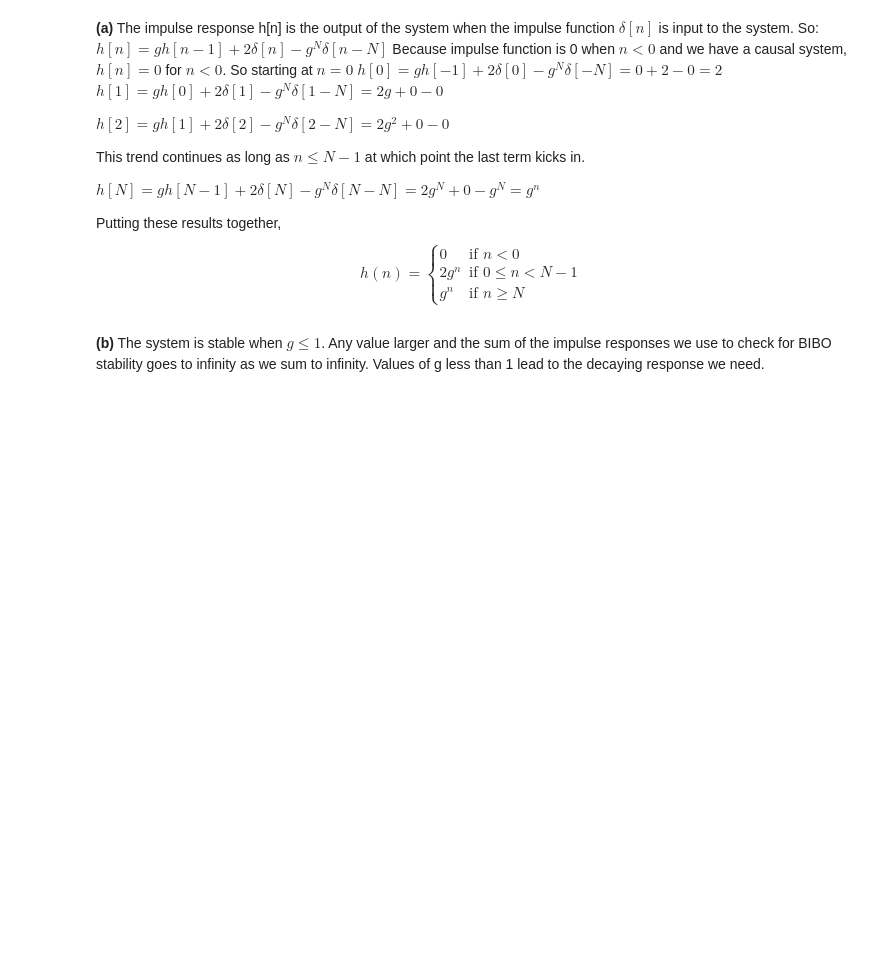
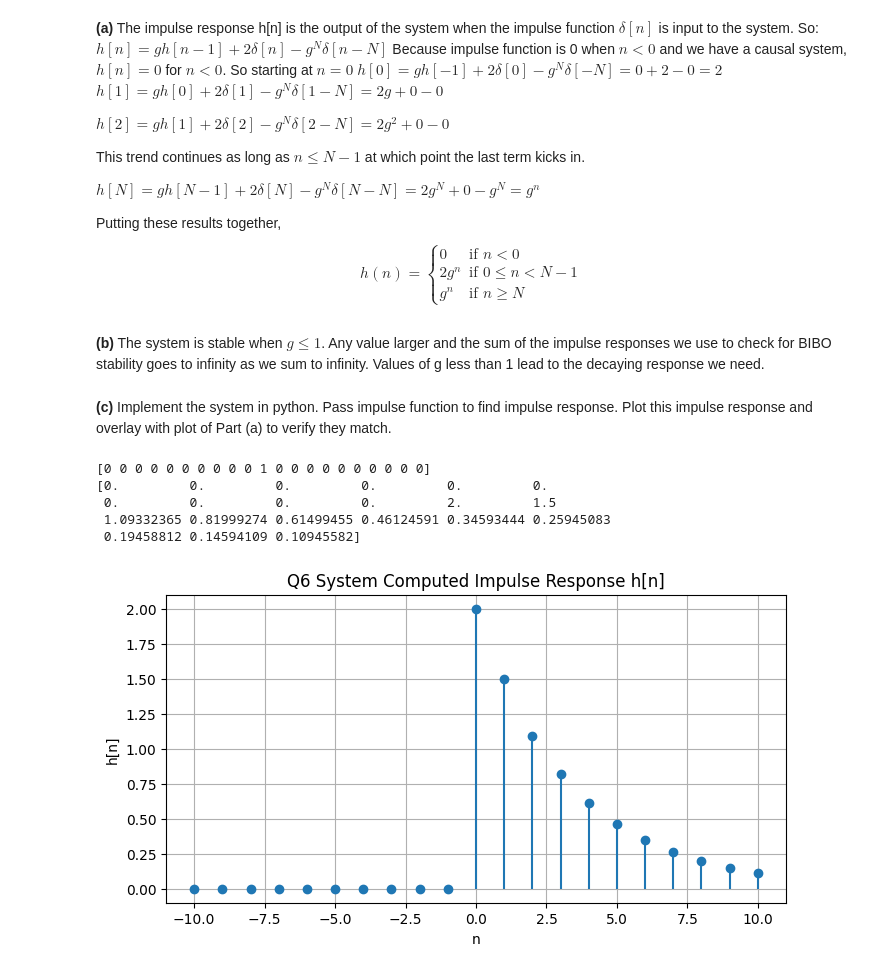
Before and after one commit to nicksignal/DSP-Fall-2025, a Jupyter notebook: XZT6ZR_ECE6750_HW1.ipynb, the cells around one changed output. Saved outputs shown, nothing was run; the diff lists cells and outputs as text; code cells hidden in the pictures; blank space fills up the shorter version.

```diff
--- a/XZT6ZR_ECE6750_HW1.ipynb
+++ b/XZT6ZR_ECE6750_HW1.ipynb
@@ -510,3 +510,38 @@ $$
 # %% [markdown]
 **(b)**
 The system is stable when $g \le 1$. Any value larger and the sum of the impulse responses we use to check for BIBO stability goes to infinity as we sum to infinity. Values of g less than 1 lead to the decaying response we need.
+# %% [markdown]
+**(c)**
+Implement the system in python. Pass impulse function to find impulse response. Plot this impulse response and overlay with plot of Part (a) to verify they match.
+# %%
+def Q6_system(x, g, N): #g is scaling term, N is delay)
+    y = np.zeros(len(x)) #create output array with length matching input
+
+    for n in range(len(x)):
+        #Calculate each term while monitoring indexing, if index is <0 term =0 because we have causal system
+        first_term = g*y[n-1] if n>0 else 0
+        second_term = 2*x[n] if n>=0 else 0
+        third_term = g**n*x[n-N] if n>= N else 0 #** is exponent, ^ is bitwise or
+
+        y[n] = first_term+second_term-third_term
+
+    return y
+
+print(delta) #reusing impulse created earlier
+Q6_impulse_response = Q6_system(delta, 0.75, 2)
+print(Q6_impulse_response)
+
+plt.figure(figsize=(8,4))
+plt.stem(n, Q6_impulse_response, basefmt=" ")
+plt.xlabel("n")
+plt.ylabel("h[n]")
+plt.title("Q6 System Computed Impulse Response h[n]")
+plt.grid(True)
+plt.show()
+# %% [output]
+[0 0 0 0 0 0 0 0 0 0 1 0 0 0 0 0 0 0 0 0 0]
+[0.         0.         0.         0.         0.         0.
+ 0.         0.         0.         0.         2.         1.5
+ 1.09332365 0.81999274 0.61499455 0.46124591 0.34593444 0.25945083
+ 0.19458812 0.14594109 0.10945582]
+[figure, added]
```
Also changed, not shown: parts of 1 cell of this notebook.
